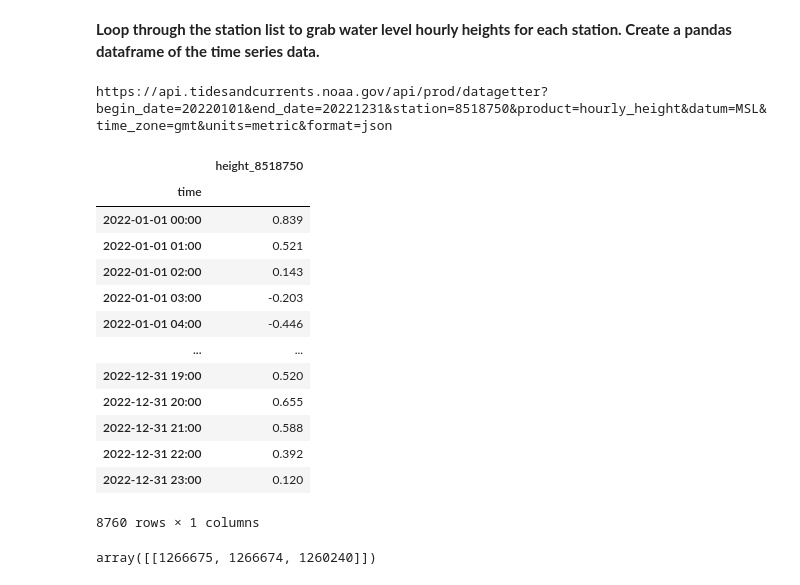
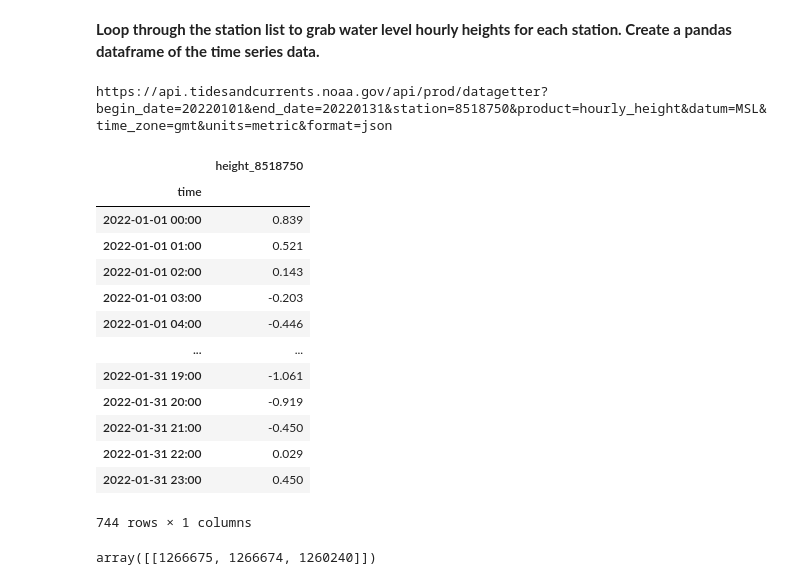
Before and after one commit to yl1127/ML-ADCIRC, a Jupyter notebook: example/00-Data-Prerequisites/CORA_compare_time_series.ipynb, the cells around one changed output. Cells and saved outputs as stored; diff of their text form; code cells hidden in the pictures.

```diff
--- a/example/00-Data-Prerequisites/CORA_compare_time_series.ipynb
+++ b/example/00-Data-Prerequisites/CORA_compare_time_series.ipynb
@@ -92,7 +92,7 @@ stations_df
 **Loop through the station list to grab water level hourly heights for each station. Create a pandas dataframe of the time series data.**
 # %%
 dataserver = 'https://api.tidesandcurrents.noaa.gov/api/prod/datagetter?'
-startend = 'begin_date=20220101&end_date=20221231&'
+startend = 'begin_date=20220101&end_date=20220131&'
 product = 'product=hourly_height&'
 datum = 'datum=MSL&'
 time_zone = 'time_zone=gmt&'
@@ -108,40 +108,40 @@ for i in range(0,len(stations_df)):
   content=urlResponse.json()
 
   # The API returns a list of dictionaries, each with scalar values.
   # We need to convert this structure into a list of lists or a list of dictionaries with list values
   # before creating a DataFrame.
 
   # Extracting data for 'time' and 'height'
   time_data = [d['t'] for d in content['data']]
   height_data = [d['v'] for d in content['data']]
 
   # Convert height_data to numeric using a list comprehension
   height_data = [float(x) for x in height_data]
 
   # Creating DataFrame if it's the first iteration
   if i == 0:
       df = pd.DataFrame({'time': time_data, 'height_' + stations_df.id.iloc[i]: height_data})
   # Appending 'height' data to existing DataFrame for subsequent iterations
   else:
       df['height_' + stations_df.id.iloc[i]] = height_data  # Append new height column
 df.set_index('time', inplace=True)
 df
 # %% [output]
-https://api.tidesandcurrents.noaa.gov/api/prod/datagetter?begin_date=20220101&end_date=20221231&station=8518750&product=hourly_height&datum=MSL&time_zone=gmt&units=metric&format=json
+https://api.tidesandcurrents.noaa.gov/api/prod/datagetter?begin_date=20220101&end_date=20220131&station=8518750&product=hourly_height&datum=MSL&time_zone=gmt&units=metric&format=json
 |  | height_8518750 |
 | time |  |
 | 2022-01-01 00:00 | 0.839 |
 | 2022-01-01 01:00 | 0.521 |
 | 2022-01-01 02:00 | 0.143 |
 | 2022-01-01 03:00 | -0.203 |
 | 2022-01-01 04:00 | -0.446 |
 | ... | ... |
-| 2022-12-31 19:00 | 0.520 |
-| 2022-12-31 20:00 | 0.655 |
-| 2022-12-31 21:00 | 0.588 |
-| 2022-12-31 22:00 | 0.392 |
-| 2022-12-31 23:00 | 0.120 |
+| 2022-01-31 19:00 | -1.061 |
+| 2022-01-31 20:00 | -0.919 |
+| 2022-01-31 21:00 | -0.450 |
+| 2022-01-31 22:00 | 0.029 |
+| 2022-01-31 23:00 | 0.450 |
-8760 rows × 1 columns
+744 rows × 1 columns
 # %%
 def area(x1, y1, x2, y2, x3, y3):
 
```
Also changed, not shown: parts of 11 cells of this notebook, 9 other files.
